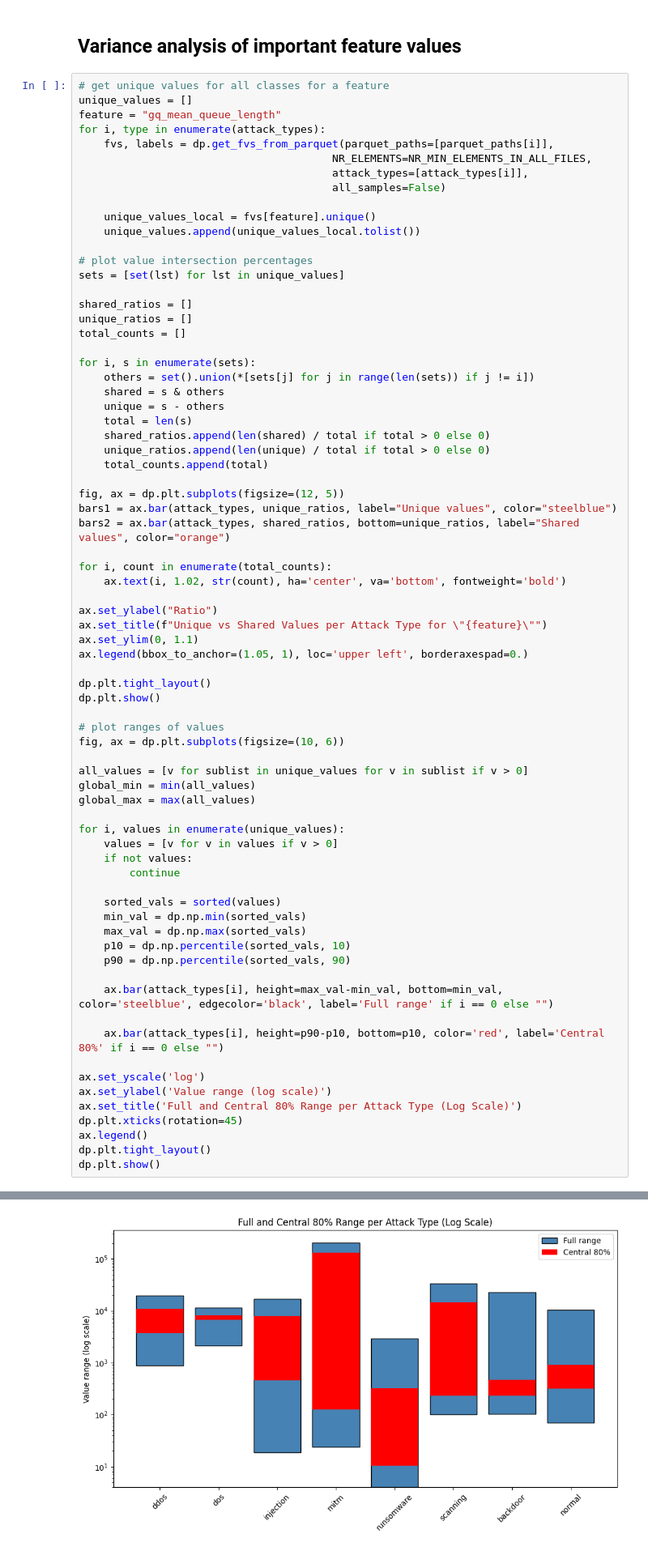
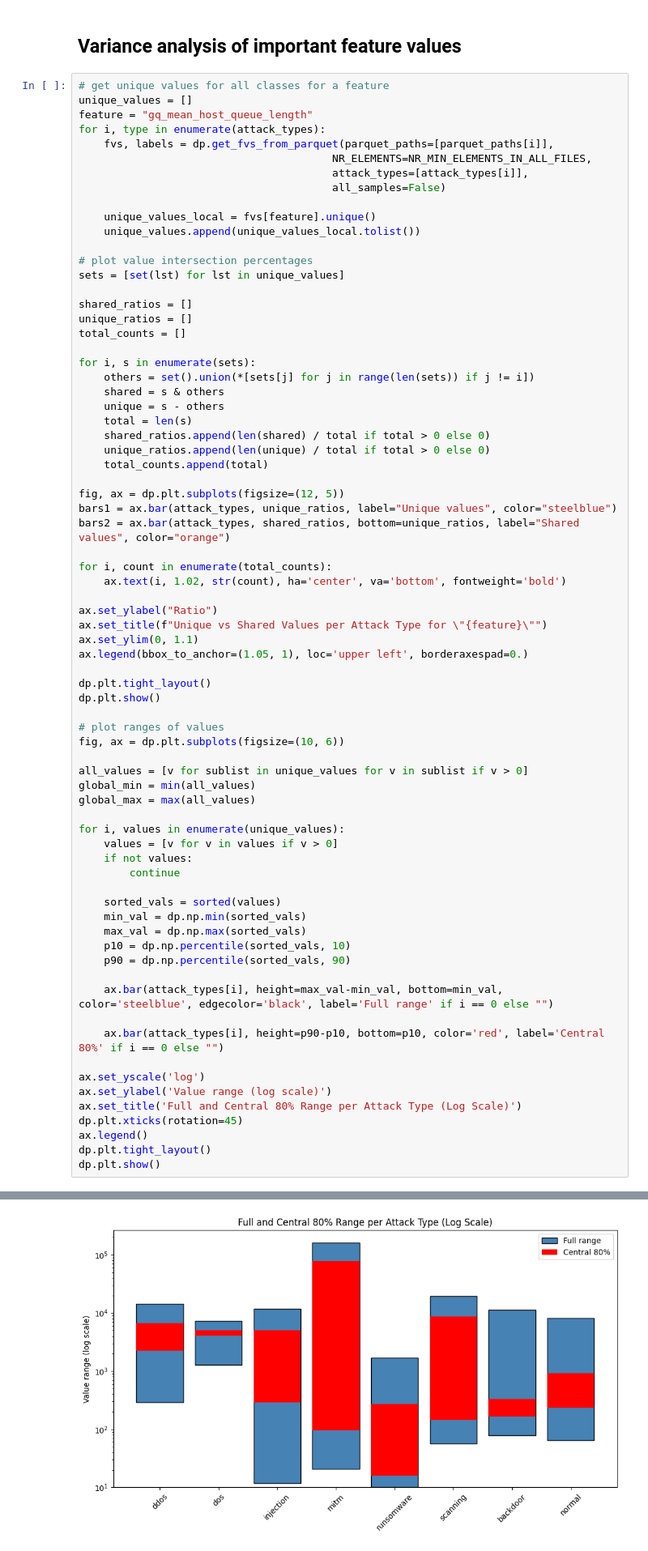
Before and after one commit to JannisMeyer/HSP_IDS, a Jupyter notebook: parquet.ipynb, the cells around one changed output, grey strips where cells are left out. Shown at 81% size. Cells and saved outputs as stored; diff of their text form.

Commit message:
executed test and variance analysis with feature gq_mean_host_queue_length

```diff
--- a/parquet.ipynb
+++ b/parquet.ipynb
@@ -290,7 +290,7 @@ Accuracy from testing:0.97675
 # %%
 # get unique values for all classes for a feature
 unique_values = []
-feature = "gq_mean_queue_length"
+feature = "gq_mean_host_queue_length"
 for i, type in enumerate(attack_types):
     fvs, labels = dp.get_fvs_from_parquet(parquet_paths=[parquet_paths[i]],
                                         NR_ELEMENTS=NR_MIN_ELEMENTS_IN_ALL_FILES,
@@ -365,4 +365,4 @@ dp.plt.show()
-[figure, old version]
+[figure, new version]
 # %% [markdown]
 ### check amount of distinct values
 # %%
```
Also changed, not shown: parts of 2 cells of this notebook.
